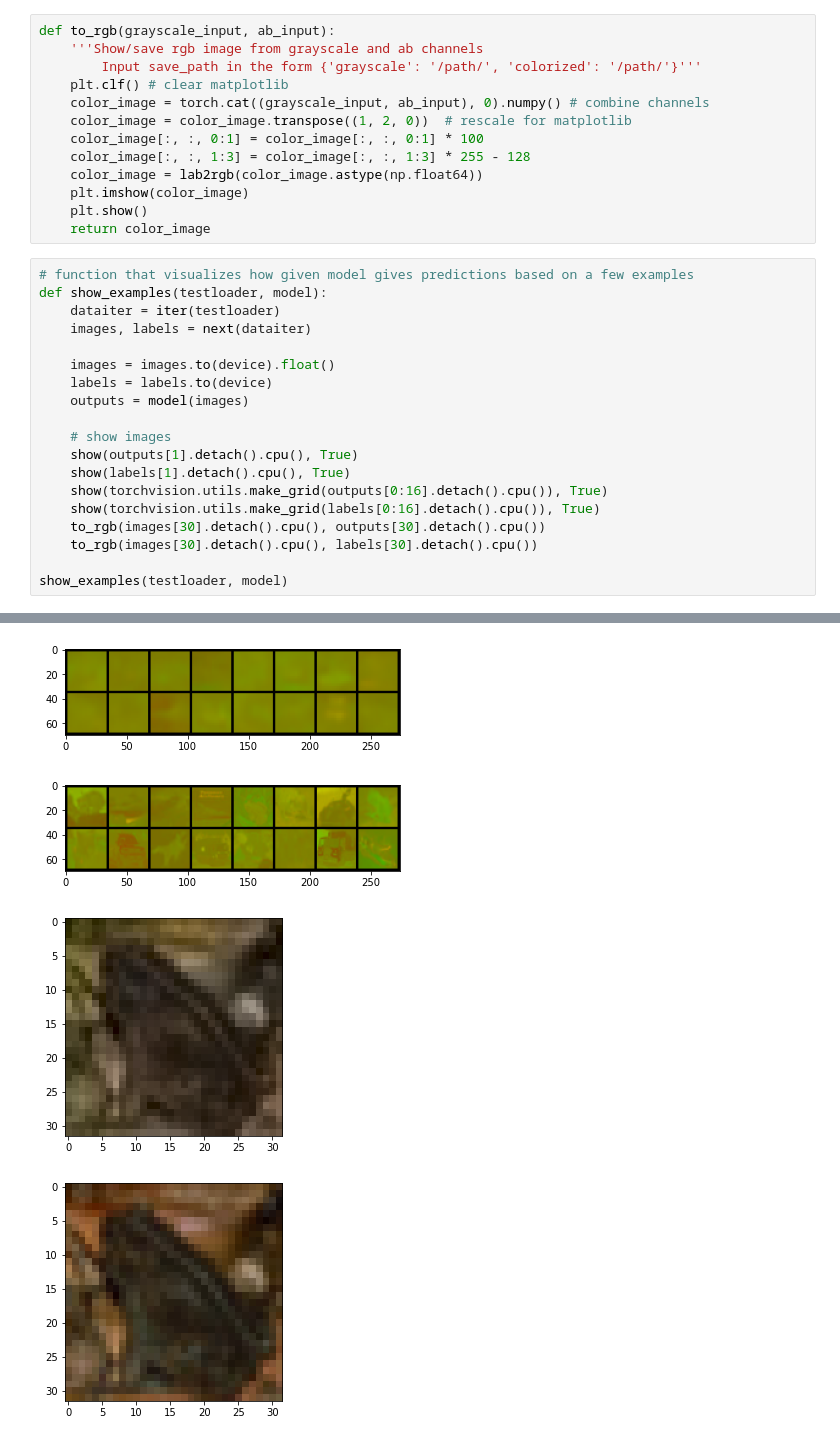
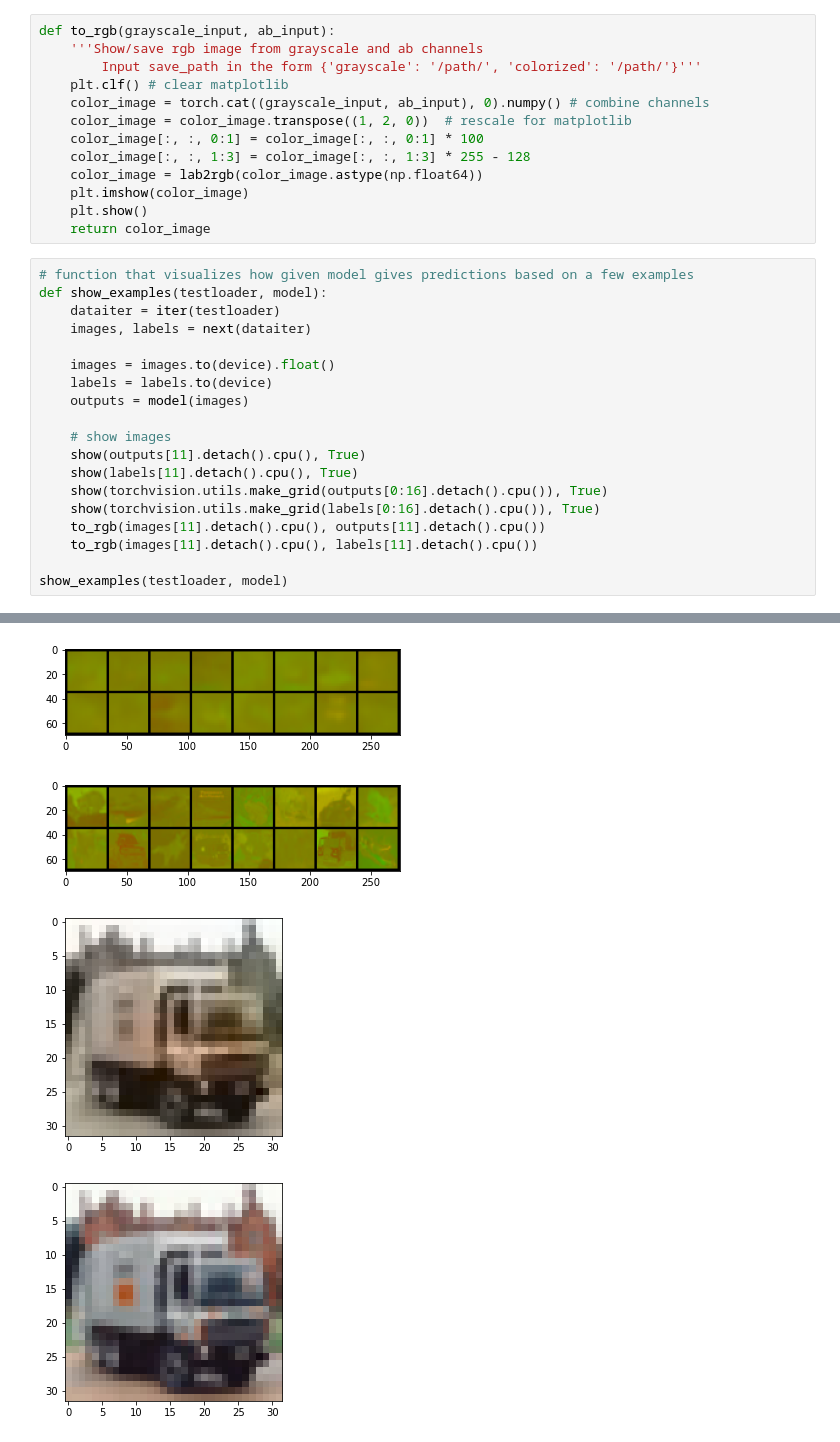
Before and after one commit to Frederico-lp/Computer-Vision, a Jupyter notebook: Project2/notebook1.ipynb, the cells around one changed output, grey strips where cells are left out. Cells and saved outputs as stored; diff of their text form.

```diff
--- a/Project2/notebook1.ipynb
+++ b/Project2/notebook1.ipynb
@@ -363,12 +363,12 @@ def show_examples(testloader, model):
     outputs = model(images)
 
     # show images
-    show(outputs[1].detach().cpu(), True)
-    show(labels[1].detach().cpu(), True)
+    show(outputs[11].detach().cpu(), True)
+    show(labels[11].detach().cpu(), True)
     show(torchvision.utils.make_grid(outputs[0:16].detach().cpu()), True)
     show(torchvision.utils.make_grid(labels[0:16].detach().cpu()), True)
-    to_rgb(images[30].detach().cpu(), outputs[30].detach().cpu())
-    to_rgb(images[30].detach().cpu(), labels[30].detach().cpu())
+    to_rgb(images[11].detach().cpu(), outputs[11].detach().cpu())
+    to_rgb(images[11].detach().cpu(), labels[11].detach().cpu())
 
 show_examples(testloader, model)
 # %% [output]
@@ -377,4 +377,4 @@ show_examples(testloader, model)
 [figure]
 [figure]
-[figure, old version]
+[figure, new version]
-[figure, old version]
+[figure, new version]
```
Also changed, not shown: parts of 1 cell of this notebook.
